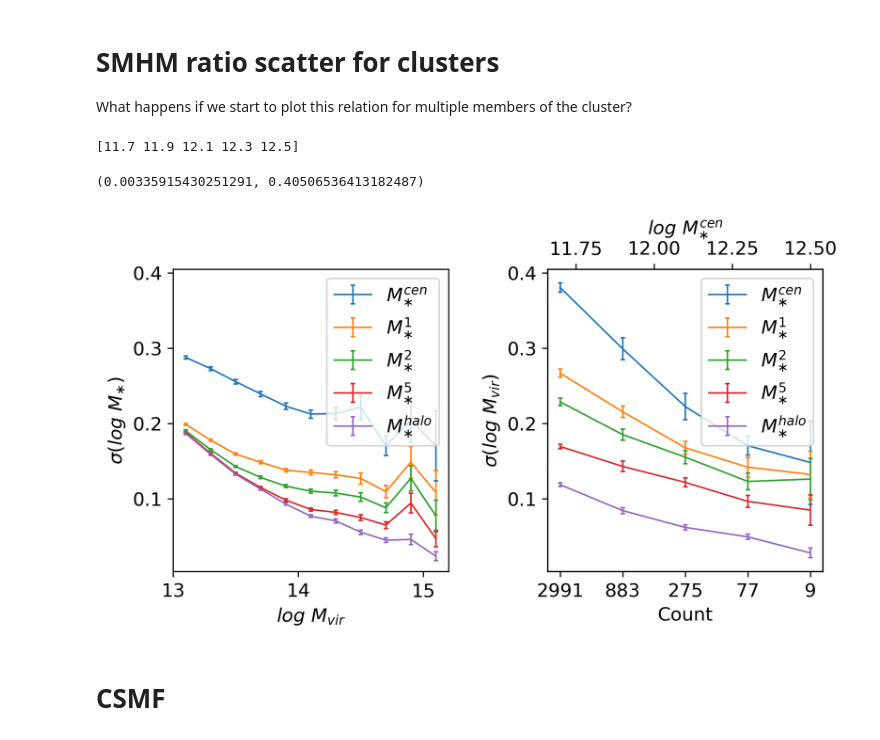
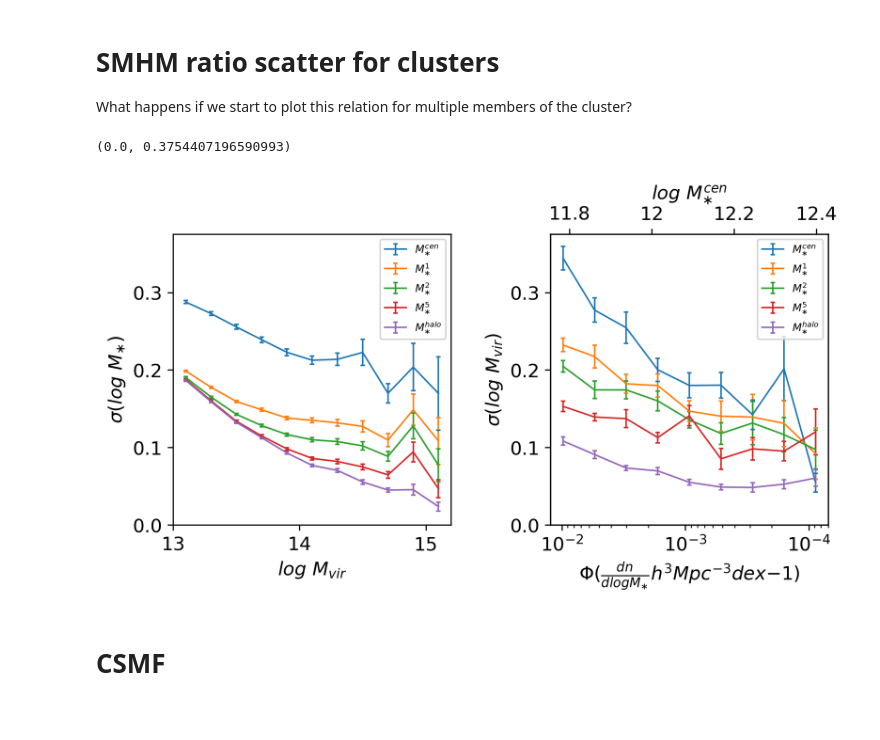
Before and after one commit to dr-guangtou/asap, a Jupyter notebook: cb/main.ipynb, the cells around one changed output. Cells and saved outputs as stored; diff of their text form; code cells hidden in the pictures.

Commit message:
rework scatter in hm at fixed number density

```diff
--- a/cb/main.ipynb
+++ b/cb/main.ipynb
@@ -93,19 +93,15 @@ plt.tight_layout()
 
 What happens if we start to plot this relation for multiple members of the cluster?
 # %%
-from mpl_toolkits.axes_grid1 import host_subplot
-import mpl_toolkits.axisartist as AA
-
 fig, axes = plt.subplots(1, 2)
 fig.set_size_inches(7, 4)
-plots.hm_vs_sm_scatter(data_halo_cut, ax=axes[0])
-plots.sm_vs_hm_scatter(data_stellar_cut, ax=axes[1])
+p.scatter.in_sm_at_fixed_hm(data_halo_cut, ax=axes[0])
+p.scatter.in_hm_at_fixed_number_density(data_stellar_cut, ax=axes[1])
 plt.tight_layout()
 axes[0].set_ylim(axes[1].get_ylim())
 # %% [output]
-[11.7 11.9 12.1 12.3 12.5]
+(0.0, 0.3754407196590993)
-(0.00335915430251291, 0.40506536413182487)
-[figure, old version]
+[figure, new version]
 # %% [markdown]
 # CSMF
 # %%
```
Also changed, not shown: parts of 1 cell of this notebook, 2 other files.
